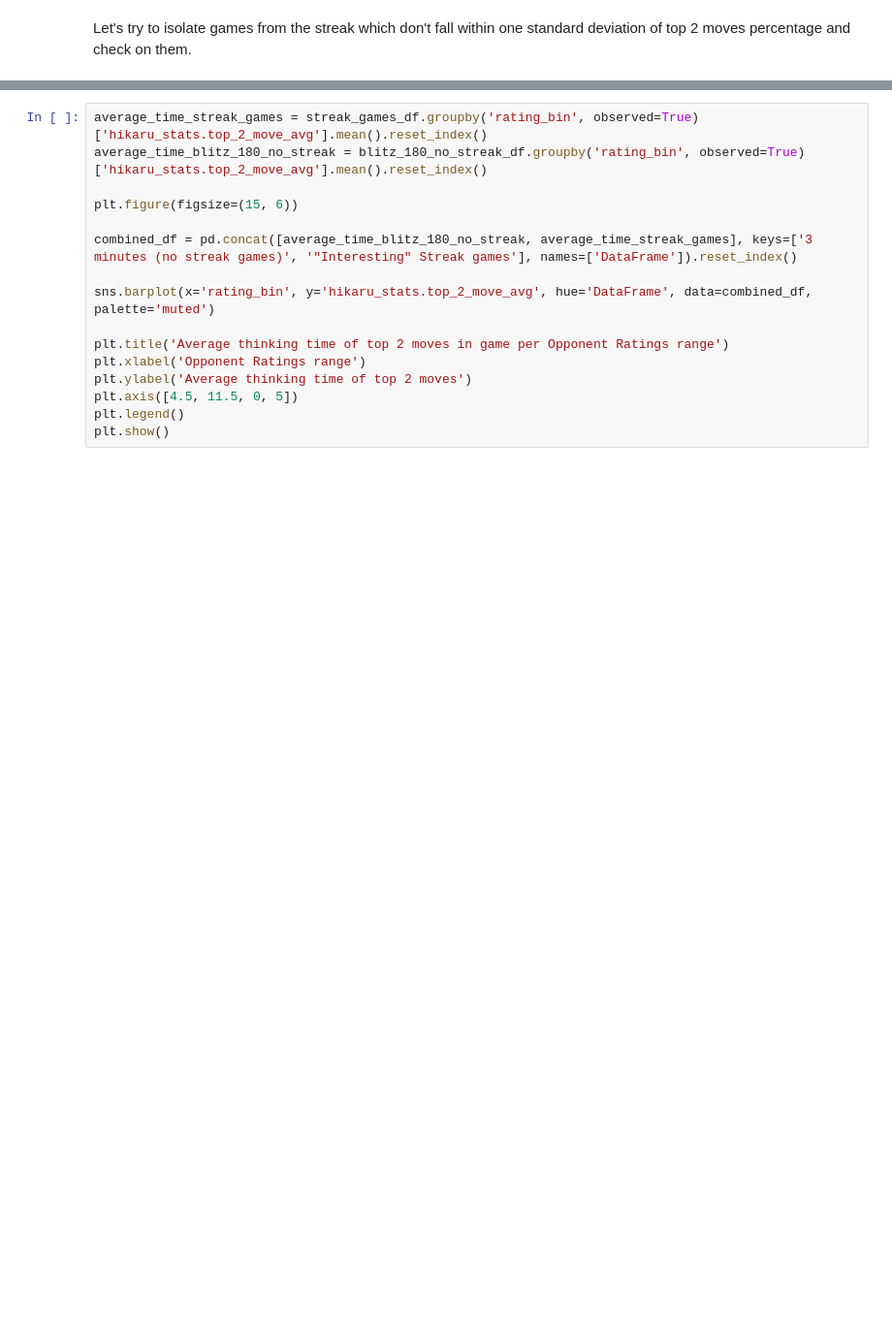
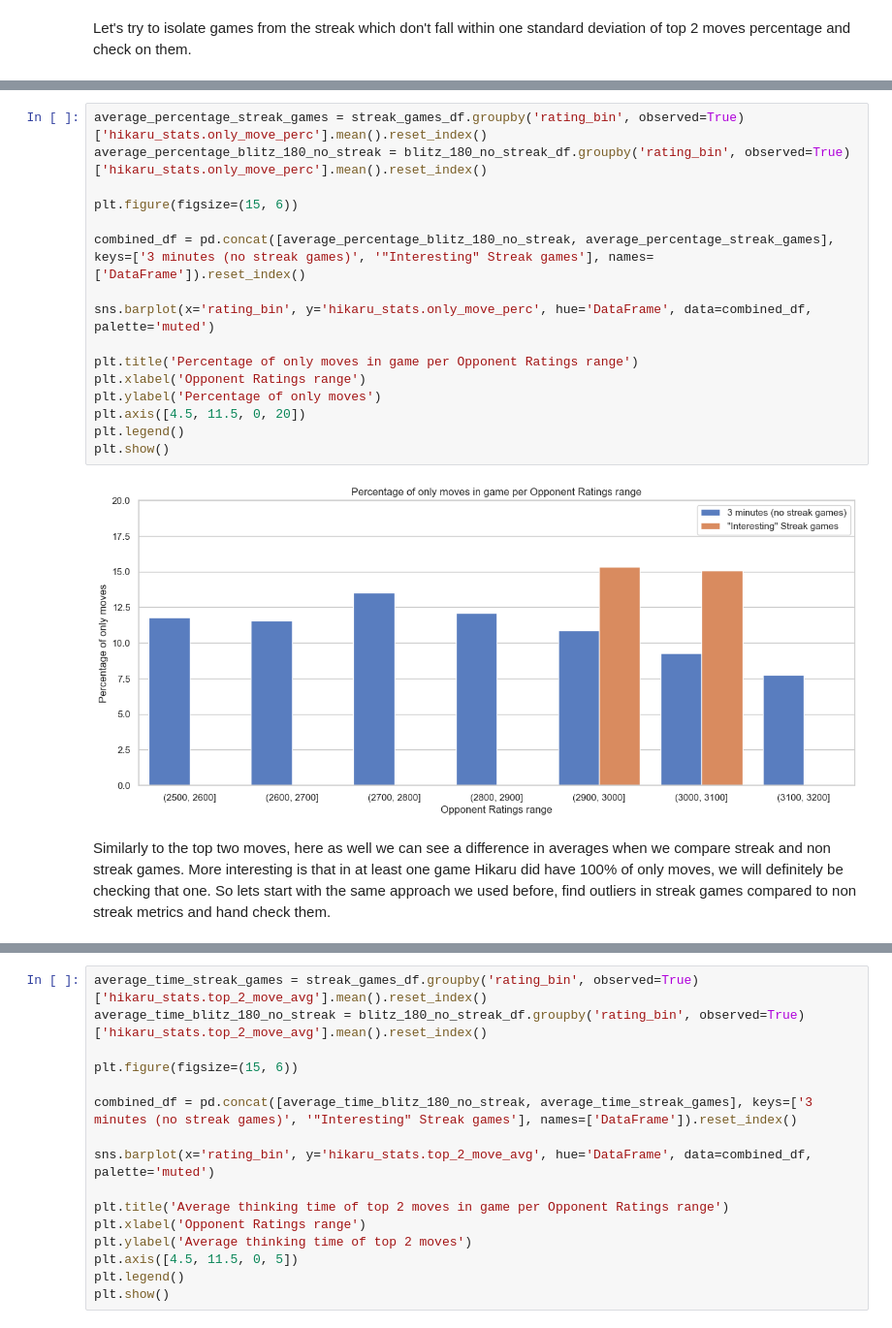
Before and after one commit to vzornic/hikaru-interesting-analysis, a Jupyter notebook: analysis.ipynb, the cells around one changed output, grey strips where cells are left out. Shown at 97% size. Saved outputs shown, nothing was run; the diff lists cells and outputs as text; blank space fills up the shorter version.

```diff
--- a/analysis.ipynb
+++ b/analysis.ipynb
@@ -657,0 +681,20 @@ First let's switch to check stats average time taken for making one of the top t
+# %%
+average_percentage_streak_games = streak_games_df.groupby('rating_bin', observed=True)['hikaru_stats.only_move_perc'].mean().reset_index()
+average_percentage_blitz_180_no_streak = blitz_180_no_streak_df.groupby('rating_bin', observed=True)['hikaru_stats.only_move_perc'].mean().reset_index()
+
+plt.figure(figsize=(15, 6))
+
+combined_df = pd.concat([average_percentage_blitz_180_no_streak, average_percentage_streak_games], keys=['3 minutes (no streak games)', '"Interesting" Streak games'], names=['DataFrame']).reset_index()
+
+sns.barplot(x='rating_bin', y='hikaru_stats.only_move_perc', hue='DataFrame', data=combined_df, palette='muted')
+
+plt.title('Percentage of only moves in game per Opponent Ratings range')
+plt.xlabel('Opponent Ratings range')
+plt.ylabel('Percentage of only moves')
+plt.axis([4.5, 11.5, 0, 20])
+plt.legend()
+plt.show()
+# %% [output]
+[figure, added]
+# %% [markdown]
+Similarly to the top two moves, here as well we can see a difference in averages when we compare streak and non streak games. More interesting is that in at least one game Hikaru did have 100% of only moves, we will definitely be checking that one. So lets start with the same approach we used before, find outliers in streak games compared to non streak metrics and hand check them.
```
Also changed, not shown: parts of 50 cells of this notebook, 2 other files.
